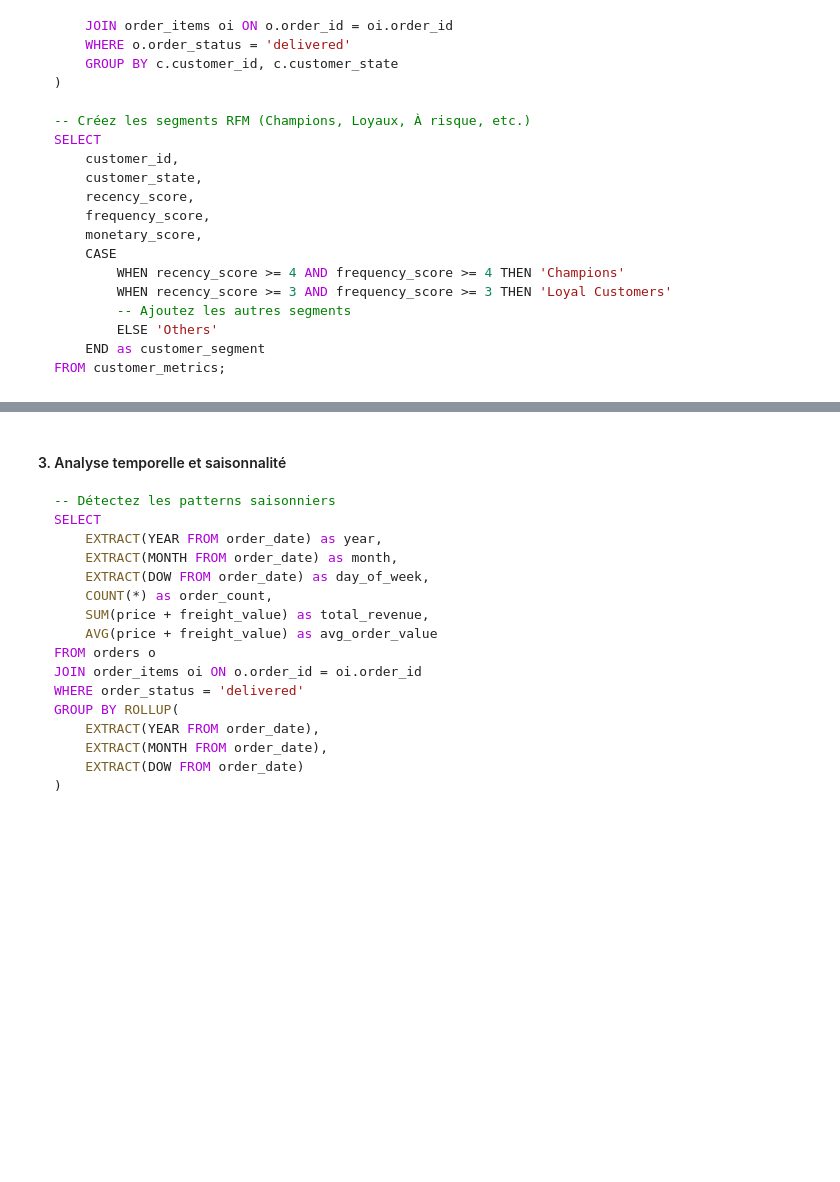
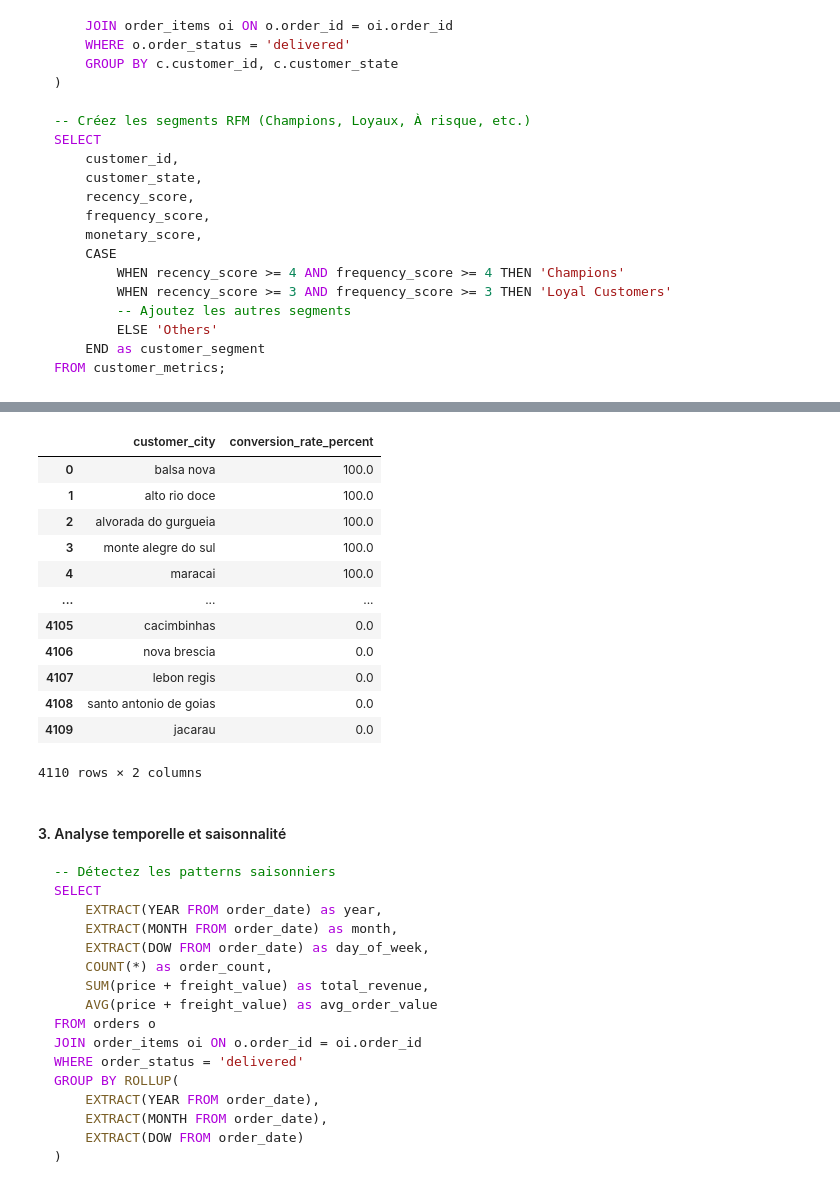
Before and after one commit to samyachd/Brief_multi_tech, a Jupyter notebook: 2_Analyse_e_commerce.ipynb, the cells around one changed output, grey strips where cells are left out. Drawn from its saved outputs; the diff is of its cells as text; code cells hidden in the pictures; blank space fills up the shorter version.

````diff
--- a/2_Analyse_e_commerce.ipynb
+++ b/2_Analyse_e_commerce.ipynb
@@ -238,3 +455,54 @@ def geographic_sales_analysis():
+# %%
+conn.rollback()
+
+query_taux_conversion = """
+WITH base_data AS (
+    SELECT
+        c.customer_id,
+        c.customer_city,
+        SUM(CASE WHEN o.order_status = 'delivered' THEN 1 ELSE 0 END) AS successful,
+        SUM(CASE WHEN o.order_status IN (
+            'created', 'shipped', 'canceled', 'invoiced',
+            'processing', 'unavailable', 'approved'
+        ) THEN 1 ELSE 0 END) AS unsuccessful
+    FROM
+        customers c
+    JOIN orders o ON c.customer_id = o.customer_id
+    JOIN order_items oi ON o.order_id = oi.order_id
+    GROUP BY
+        c.customer_id, c.customer_city
+)
+SELECT
+    customer_city,
+    ROUND(
+        CASE
+            WHEN SUM(unsuccessful) = 0 THEN 100
+            ELSE 100.0 * SUM(successful) / (SUM(successful) + SUM(unsuccessful))
+        END, 2
+    ) AS conversion_rate_percent
+FROM base_data
+GROUP BY
+    customer_city
+ORDER BY
+    conversion_rate_percent DESC;
+
+-- Calculez le CA, nombre de commandes, panier moyen
+"""
+pd.read_sql(query_taux_conversion, engine)
+# %% [output]
+|  | customer_city | conversion_rate_percent |
+| 0 | balsa nova | 100.0 |
+| 1 | alto rio doce | 100.0 |
+| 2 | alvorada do gurgueia | 100.0 |
+| 3 | monte alegre do sul | 100.0 |
+| 4 | maracai | 100.0 |
+| ... | ... | ... |
+| 4105 | cacimbinhas | 0.0 |
+| 4106 | nova brescia | 0.0 |
+| 4107 | lebon regis | 0.0 |
+| 4108 | santo antonio de goias | 0.0 |
+| 4109 | jacarau | 0.0 |
+4110 rows × 2 columns
 # %% [markdown]
 #### 3. Analyse temporelle et saisonnalité
 ```sql
````
Also changed, not shown: parts of 18 cells of this notebook, 1 other file.
